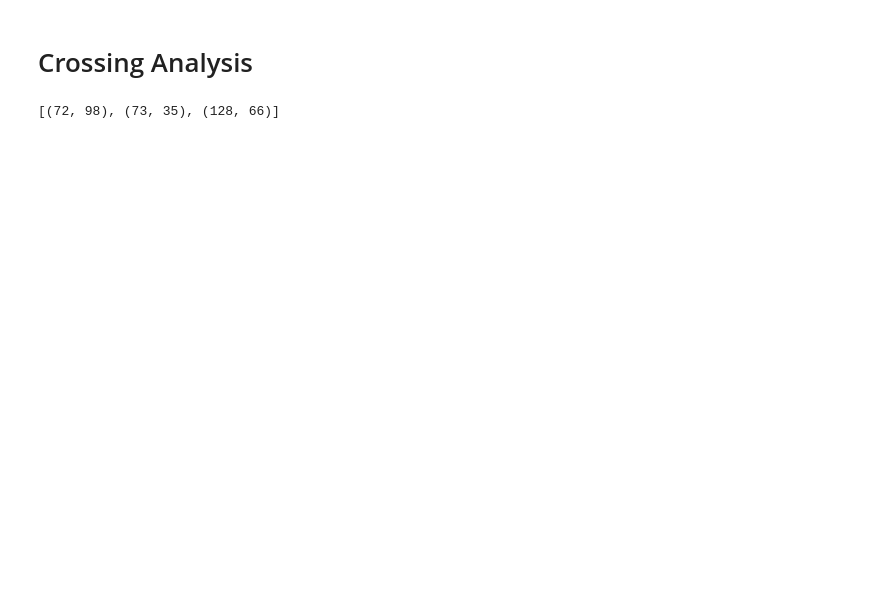
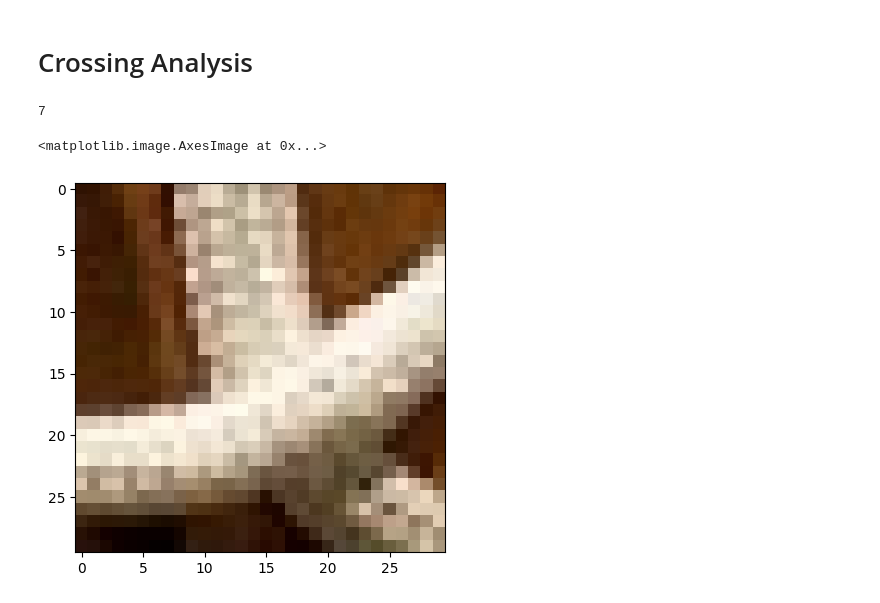
Before and after one commit to PhilJ0ly/knotId, a Jupyter notebook: skeleton_zhang.ipynb, the cells around one changed output. Saved outputs shown, nothing was run; the diff lists cells and outputs as text; code cells hidden in the pictures; blank space fills up the shorter version.

```diff
--- a/skeleton_zhang.ipynb
+++ b/skeleton_zhang.ipynb
@@ -275,0 +384,4 @@ show_graph(G)
+# %%
+structs = list(nx.connected_components(G))
+largest_struct = max(structs, key=len)
+G = G.subgraph(largest_struct).copy()
@@ -276,6 +402,13 @@ show_graph(G)
+# %%
+errors = []
+for node in G.nodes:
+    deg = G.degree(node)
+    if deg != 2 and deg != 4:
+        errors.append((deg, node))
+
+err_num = len(errors)
+if err_num>0:
+    print(err_num, "errors in the graphing")
+    print(errors)
 # %% [markdown]
 # Crossing Analysis
-# %%
-new_ints
-# %% [output]
-[(72, 98), (73, 35), (128, 66)]
@@ -283,0 +415,17 @@ img
+# %%
+new_ints = []
+for node in G.nodes:
+    if G.degree(node) == 4:
+        new_ints.append(node)
+# %%
+print(len(new_ints))
+# %% [output]
+7
+# %%
+c = 15
+x,y = new_ints[0]
+w, h, _ = img_original.shape
+plt.imshow(img_original[max(0,x-c):min(w,x+c),max(0, y-c):min(h, y+c)])
+# %% [output]
+<matplotlib.image.AxesImage at 0x...>
+[figure, added]
```
Also changed, not shown: parts of 20 cells of this notebook, 1 other file.
